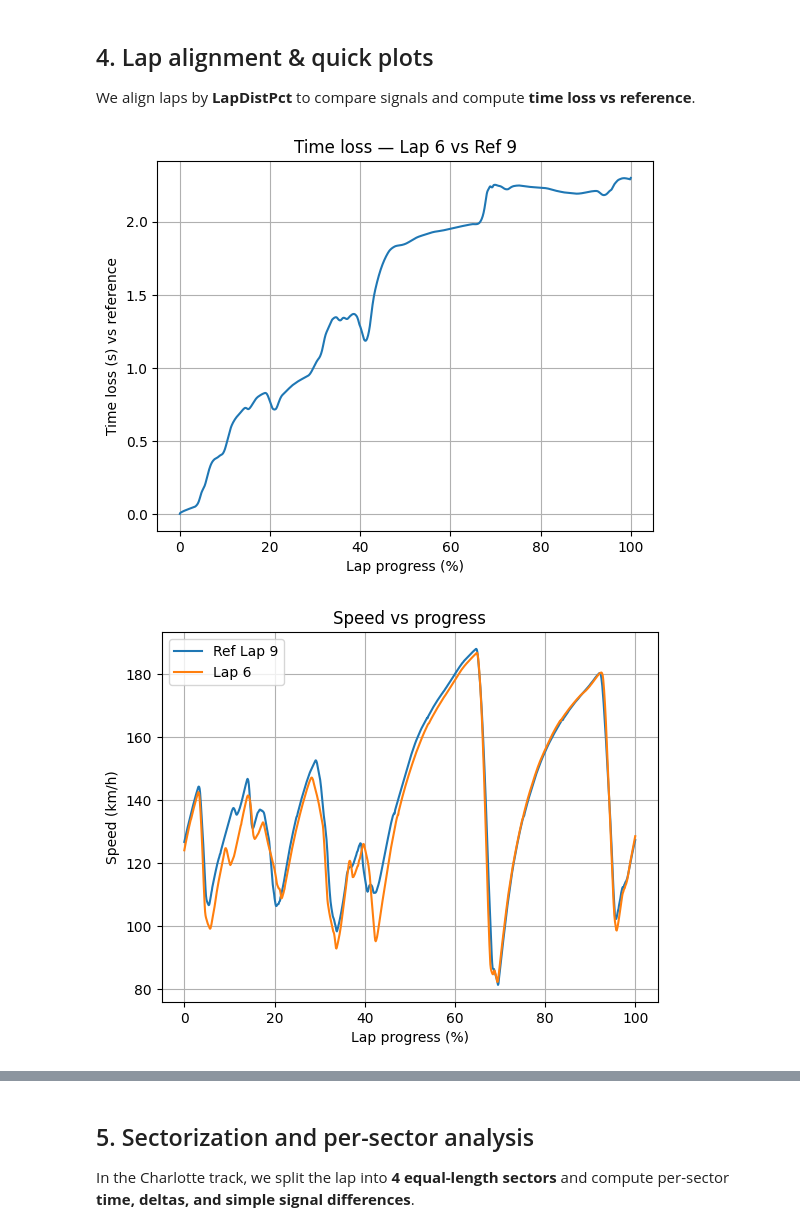
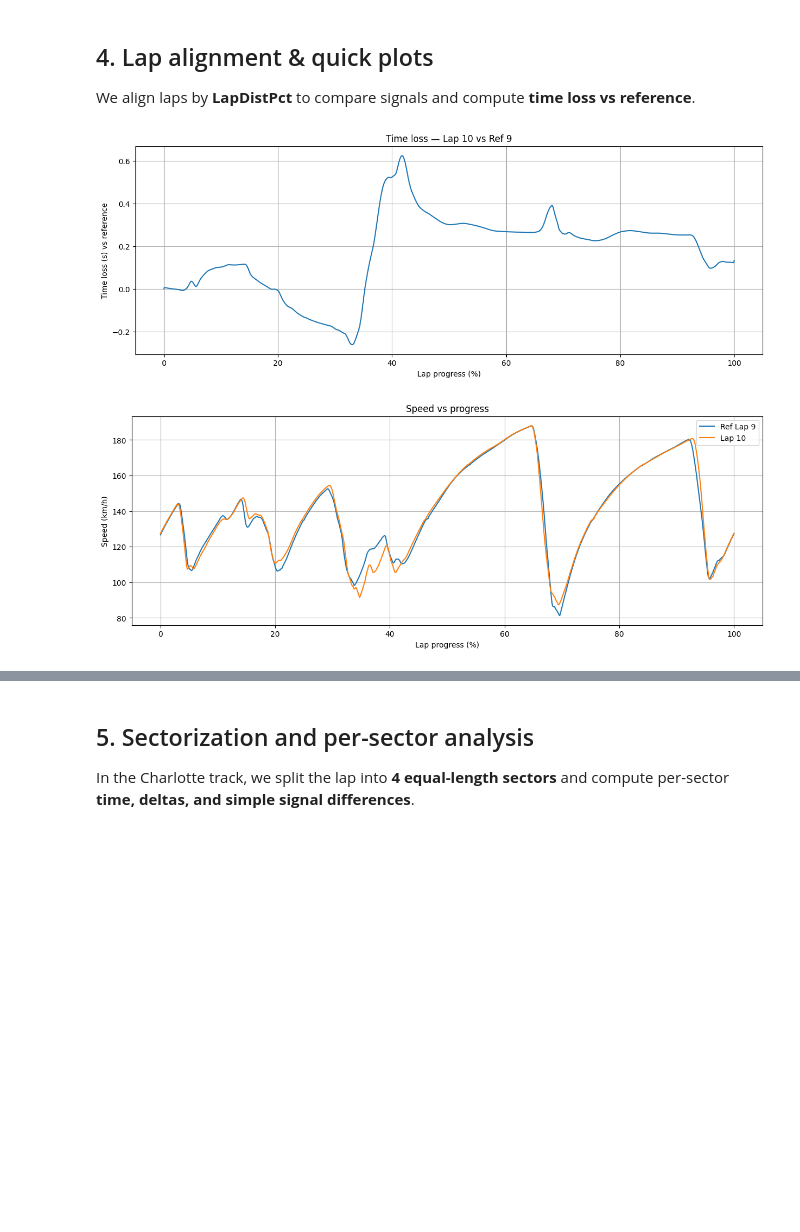
Before and after one commit to conect2ai/Racing4all, a Jupyter notebook: Iracing/iracing_coaching_pipeline.ipynb, the cells around one changed output, grey strips where cells are left out. Saved outputs shown, nothing was run; the diff lists cells and outputs as text; code cells hidden in the pictures; blank space fills up the shorter version.

```diff
--- a/Iracing/iracing_coaching_pipeline.ipynb
+++ b/Iracing/iracing_coaching_pipeline.ipynb
@@ -236,7 +236,7 @@ def format_laptime(seconds: float) -> str:
 
 
 INVALID_LAPS = set()  # add warm-up, pit-in/out laps if needed
-TARGET_LAP_TO_ANALYZE = 6
+TARGET_LAP_TO_ANALYZE = 10
 
 # Assumimos que a função build_lap_validity_table() já existe
 # e retorna um DataFrame com a coluna 'LapTime_s'
@@ -292,34 +292,34 @@ g_ref = df[df["Lap"] == ref_lap]
 g_tgt = df[df["Lap"] == target_lap]
 
 ref_interp = align_lap_by_dist(g_ref, grid)
 tgt_interp = align_lap_by_dist(g_tgt, grid)
 
 # Time-loss curve (target vs reference)
 time_loss = tgt_interp["t_rel"] - ref_interp["t_rel"]
 
-plt.figure(size=(15, 5))
+plt.figure(figsize=(15, 5))
 plt.plot(grid*100.0, time_loss)
 plt.xlabel("Lap progress (%)")
 plt.ylabel("Time loss (s) vs reference")
 plt.title(f"Time loss — Lap {target_lap} vs Ref {ref_lap}")
 plt.grid(True)
 plt.show()
 
 # Overlay speed, throttle, brake
 def quick_plot(y1, y2, label, ylab):
-    plt.figure()
+    plt.figure(figsize=(15, 5))
     plt.plot(grid*100.0, y1, label=f"Ref Lap {ref_lap}")
     plt.plot(grid*100.0, y2, label=f"Lap {target_lap}")
     plt.xlabel("Lap progress (%)")
     plt.ylabel(ylab)
     plt.title(f"{label} vs progress")
     plt.legend()
     plt.grid(True)
     plt.show()
 
 quick_plot(ref_interp["speed"],    tgt_interp["speed"],    "Speed",    "Speed (km/h)")
 quick_plot(ref_interp["throttle"], tgt_interp["throttle"], "Throttle", "Throttle (%)")
 quick_plot(ref_interp["brake"],    tgt_interp["brake"],    "Brake",    "Brake (%)")
 # %% [output]
-[figure, old version]
+[figure, new version]
-[figure, old version]
+[figure, new version]
```
Also changed, not shown: parts of 9 cells of this notebook.
